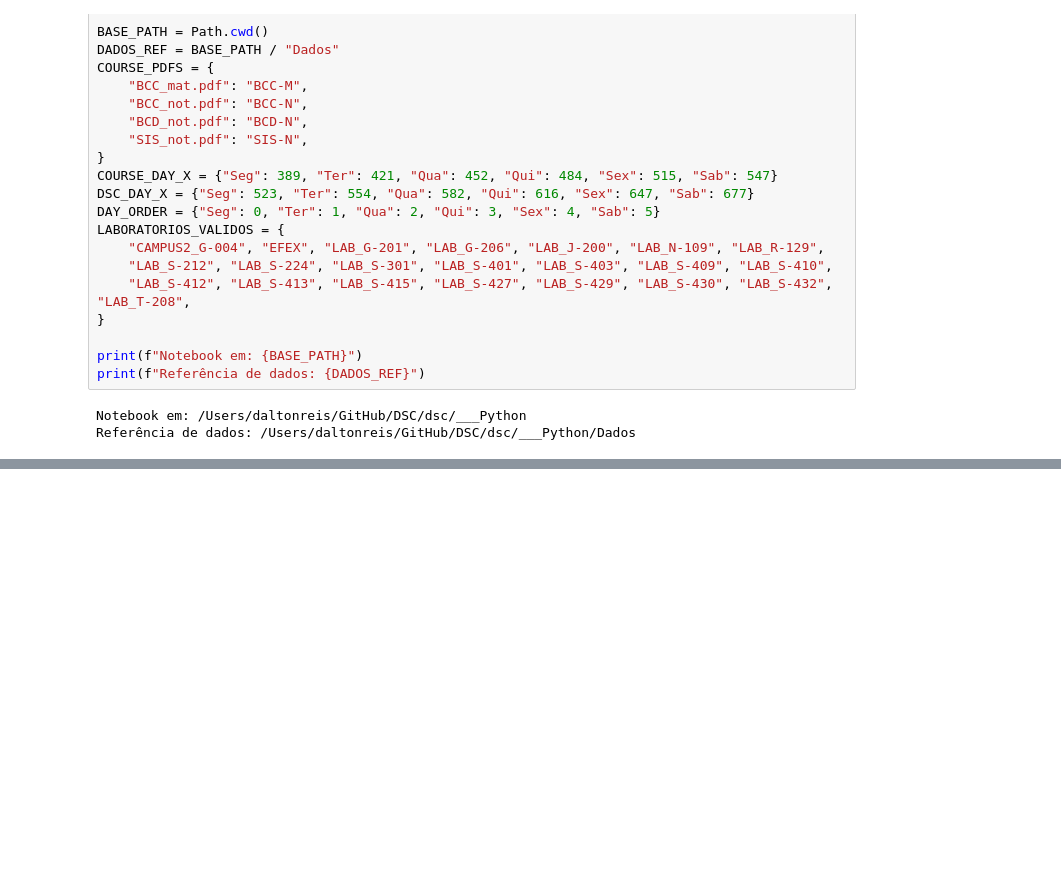
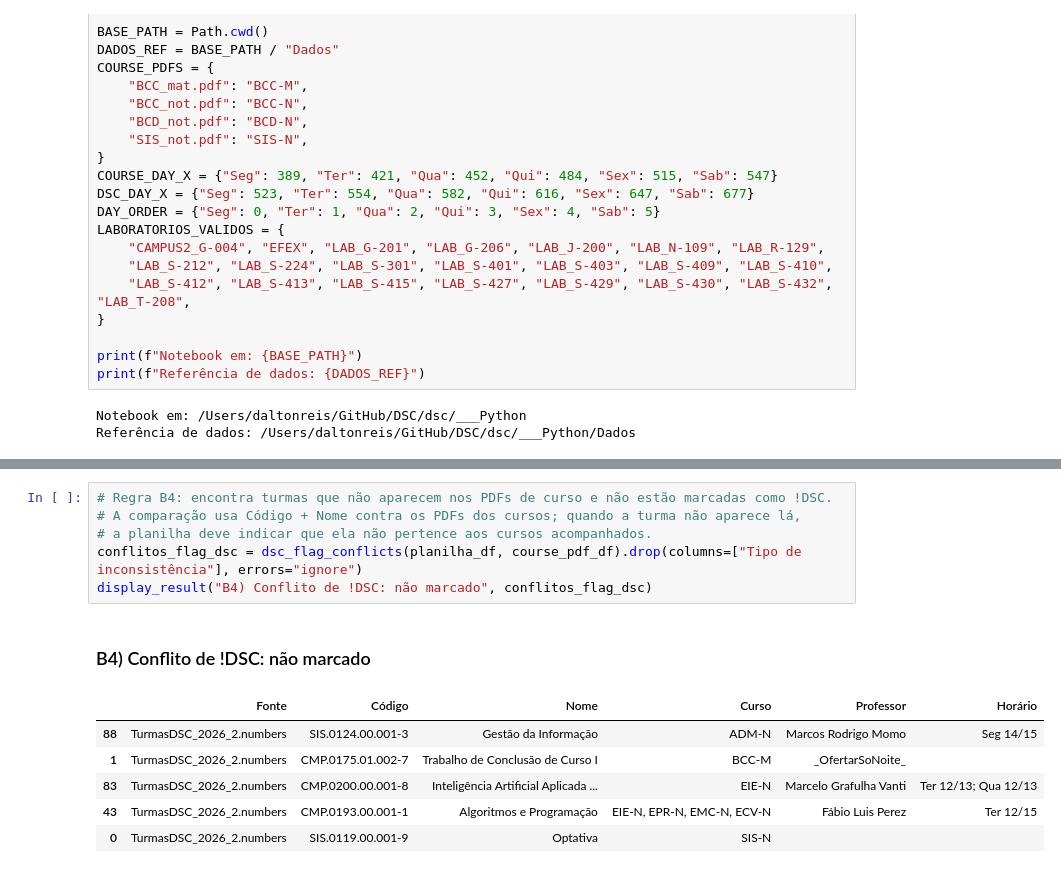
Before and after one commit to DSCFURB/dsc, a Jupyter notebook: ___Python/main.ipynb, the cells around one changed output, grey strips where cells are left out. Saved outputs shown, nothing was run; the diff lists cells and outputs as text; blank space fills up the shorter version.

```diff
--- a/___Python/main.ipynb
+++ b/___Python/main.ipynb
@@ -1451,0 +1093,14 @@ Nenhuma inconsistência encontrada.
+# %%
+# Regra B4: encontra turmas que não aparecem nos PDFs de curso e não estão marcadas como !DSC.
+# A comparação usa Código + Nome contra os PDFs dos cursos; quando a turma não aparece lá,
+# a planilha deve indicar que ela não pertence aos cursos acompanhados.
+conflitos_flag_dsc = dsc_flag_conflicts(planilha_df, course_pdf_df).drop(columns=["Tipo de inconsistência"], errors="ignore")
+display_result("B4) Conflito de !DSC: não marcado", conflitos_flag_dsc)
+# %% [output]
+### B4) Conflito de !DSC: não marcado
+|  | Fonte | Código | Nome | Curso | Professor | Horário |
+| 88 | TurmasDSC_2026_2.numbers | SIS.0124.00.001-3 | Gestão da Informação | ADM-N | Marcos Rodrigo Momo | Seg 14/15 |
+| 1 | TurmasDSC_2026_2.numbers | CMP.0175.01.002-7 | Trabalho de Conclusão de Curso I | BCC-M | _OfertarSoNoite_ |  |
+| 83 | TurmasDSC_2026_2.numbers | CMP.0200.00.001-8 | Inteligência Artificial Aplicada ... | EIE-N | Marcelo Grafulha Vanti | Ter 12/13; Qua 12/13 |
+| 43 | TurmasDSC_2026_2.numbers | CMP.0193.00.001-1 | Algoritmos e Programação | EIE-N, EPR-N, EMC-N, ECV-N | Fábio Luis Perez | Ter 12/15 |
+| 0 | TurmasDSC_2026_2.numbers | SIS.0119.00.001-9 | Optativa | SIS-N |  |  |
```
Also changed, not shown: parts of 43 cells of this notebook.
